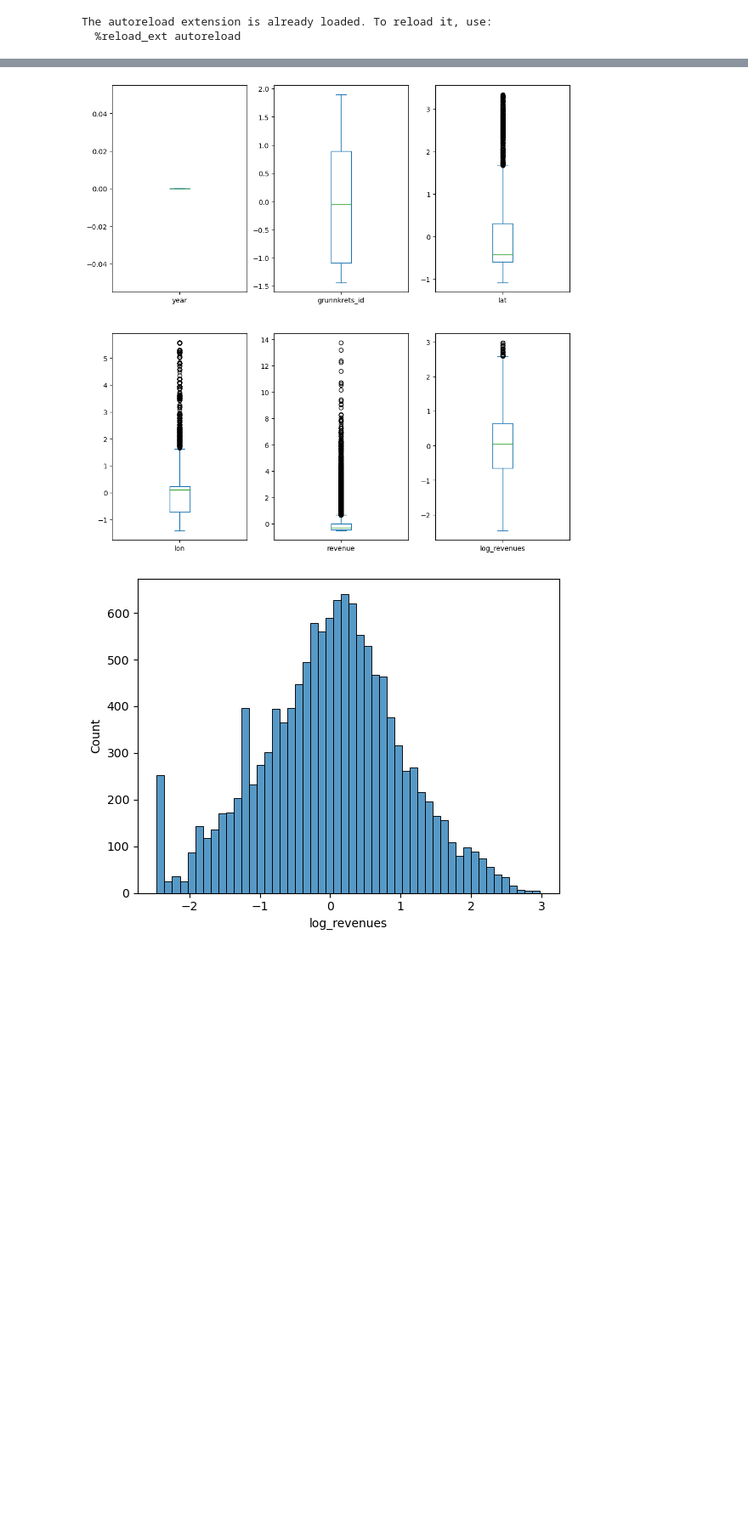
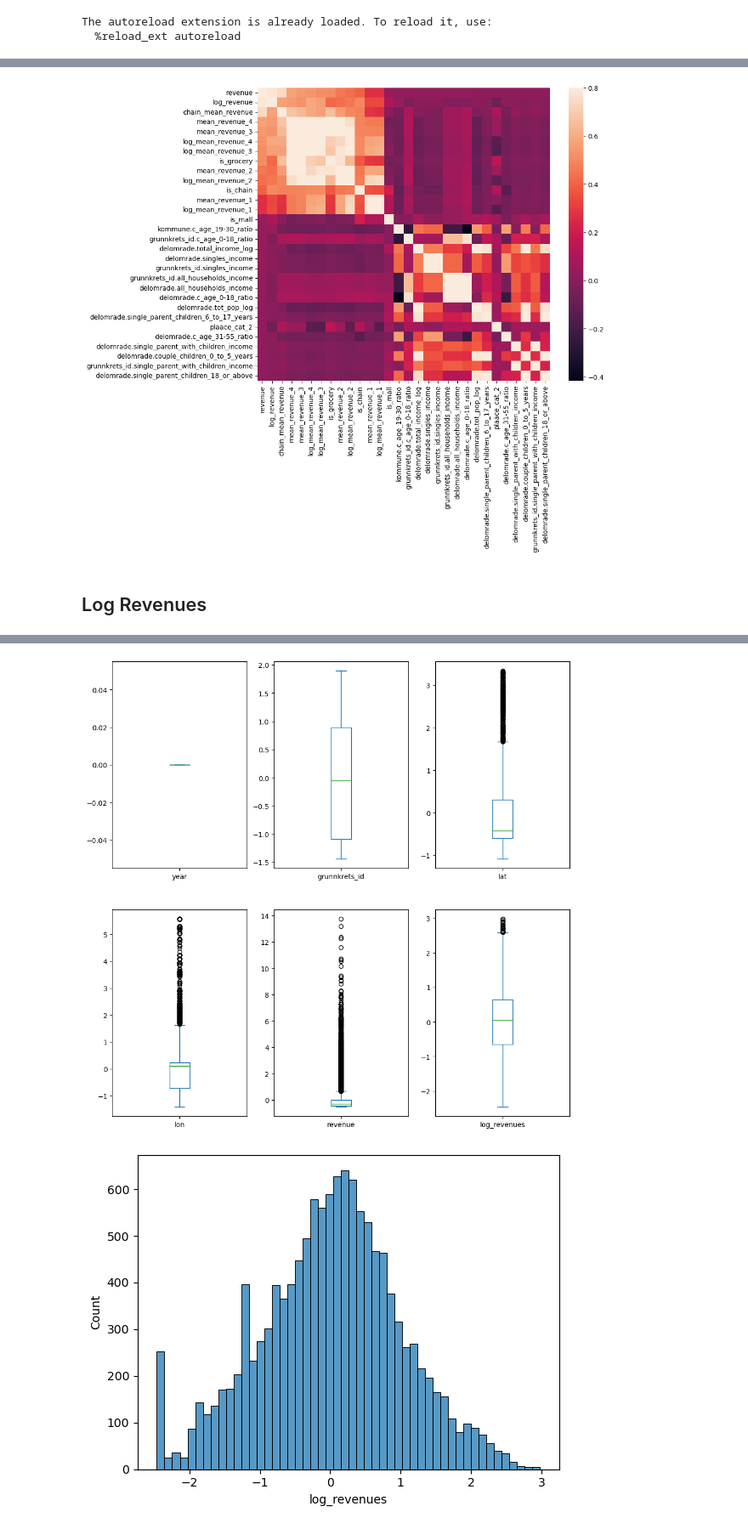
Before and after one commit to halvorlinder/TDT4173-Machine-Learning, a Jupyter notebook: outliers.ipynb, the cells around one changed output, grey strips where cells are left out. Shown at 85% size. Drawn from its saved outputs; the diff is of its cells as text; code cells hidden in the pictures; blank space fills up the shorter version.

```diff
--- a/outliers.ipynb
+++ b/outliers.ipynb
@@ -36,3 +41,15 @@ dtype: object
+# %%
+k = 30 #number of variables for heatmap
+cols = corrmat.nlargest(k, 'revenue')['revenue'].index
+#new correlation matrix
+corrmat = stores_train[cols].corr()
+f, ax = plt.subplots(figsize=(10, 8))
+sns.heatmap(corrmat, vmax=.8, square=True)
+plt.show()
+# %% [output]
+[figure, added]
+# %% [markdown]
+## Log Revenues
 # %%
 train_num = stores_train.select_dtypes(include=[np.float64, np.int64])
 # %%
```
Also changed, not shown: parts of 21 cells of this notebook.
